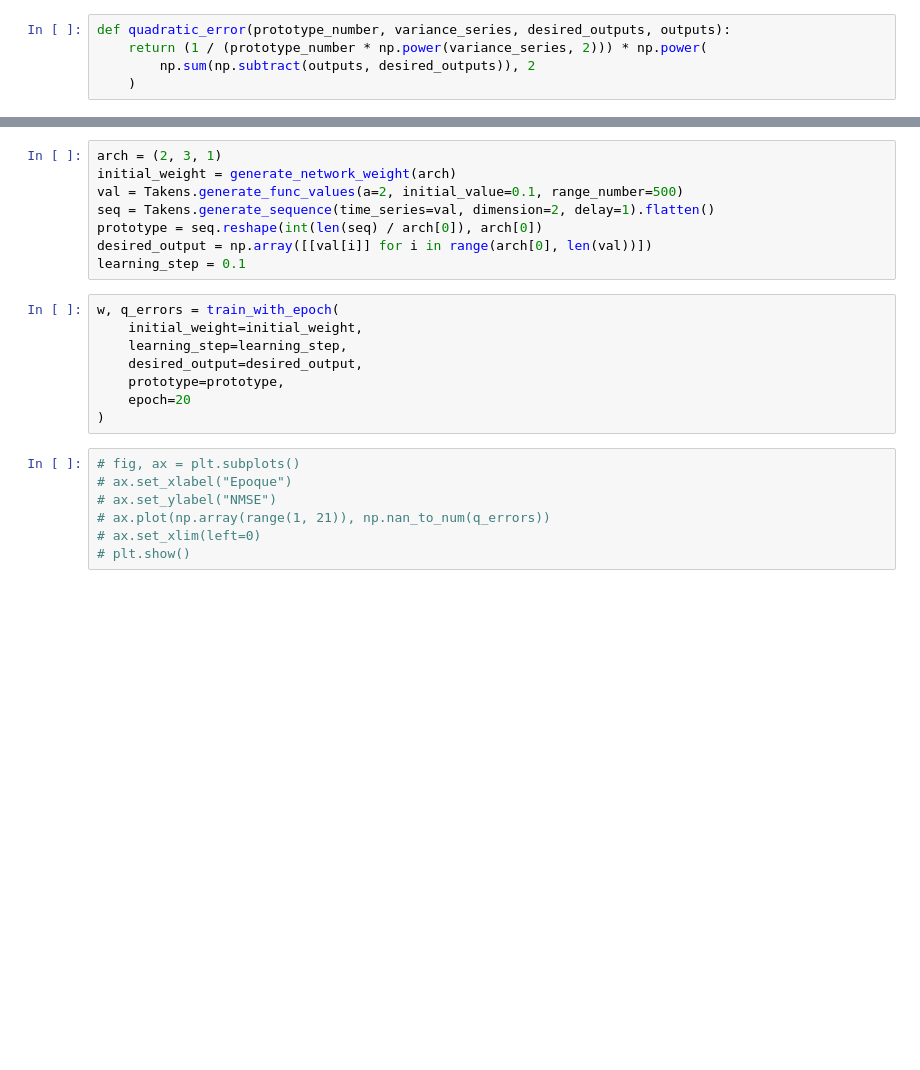
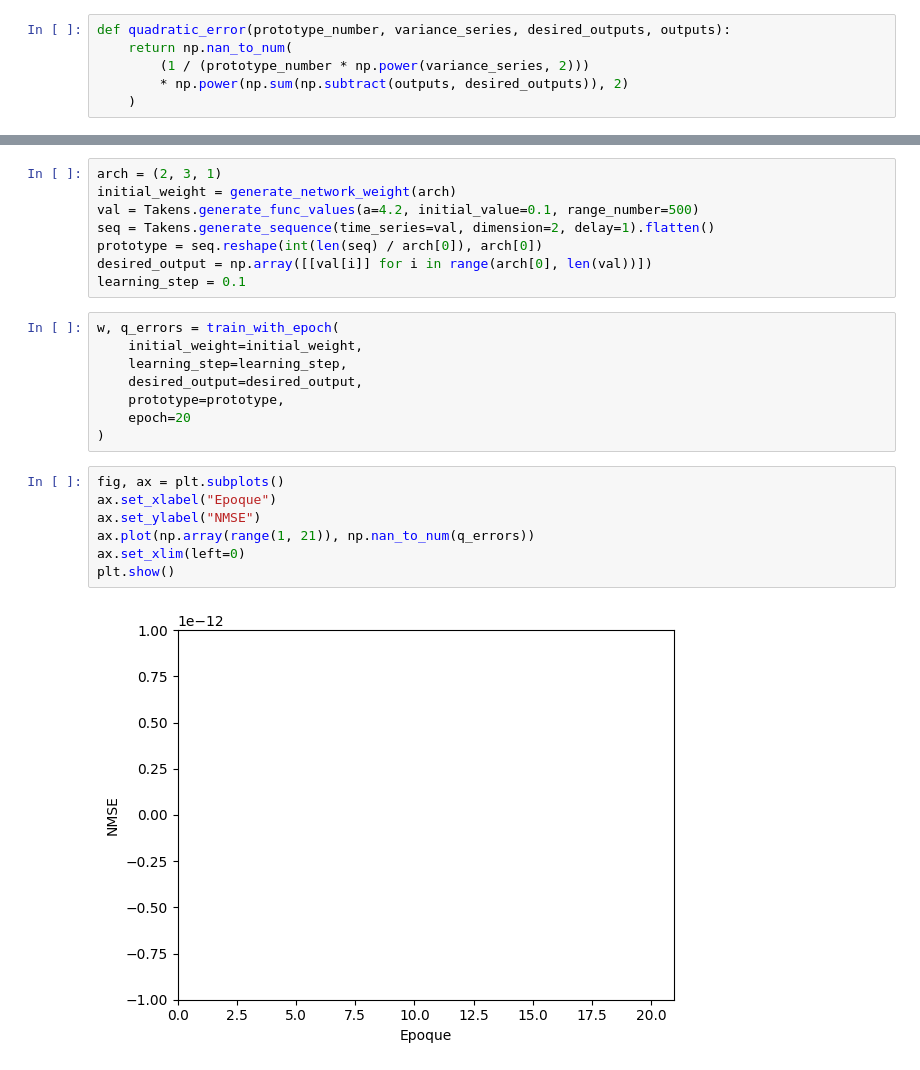
Before and after one commit to njiva-niaina/python-rna, a Jupyter notebook: GradientDescent.ipynb, the cells around one changed output, grey strips where cells are left out. Cells and saved outputs as stored; diff of their text form; blank space fills up the shorter version.

Commit message:
Fix infinite error

```diff
--- a/GradientDescent.ipynb
+++ b/GradientDescent.ipynb
@@ -147,8 +147,9 @@ def train(prototype, initial_weight, learning_step, desired_output):
     return (w, outputs)
 # %%
 def quadratic_error(prototype_number, variance_series, desired_outputs, outputs):
-    return (1 / (prototype_number * np.power(variance_series, 2))) * np.power(
-        np.sum(np.subtract(outputs, desired_outputs)), 2
+    return np.nan_to_num(
+        (1 / (prototype_number * np.power(variance_series, 2)))
+        * np.power(np.sum(np.subtract(outputs, desired_outputs)), 2)
     )
 # %%
 def train_with_epoch(prototype, initial_weight, learning_step, desired_output, epoch):
@@ -224,7 +225,7 @@ def plot_prediction(prototype, step, weight, desired_output, length=10):
 # %%
 arch = (2, 3, 1)
 initial_weight = generate_network_weight(arch)
-val = Takens.generate_func_values(a=2, initial_value=0.1, range_number=500)
+val = Takens.generate_func_values(a=4.2, initial_value=0.1, range_number=500)
 seq = Takens.generate_sequence(time_series=val, dimension=2, delay=1).flatten()
 prototype = seq.reshape(int(len(seq) / arch[0]), arch[0])
 desired_output = np.array([[val[i]] for i in range(arch[0], len(val))])
@@ -238,10 +239,12 @@ w, q_errors = train_with_epoch(
     epoch=20
 )
 # %%
-# fig, ax = plt.subplots()
-# ax.set_xlabel("Epoque")
-# ax.set_ylabel("NMSE")
-# ax.plot(np.array(range(1, 21)), np.nan_to_num(q_errors))
-# ax.set_xlim(left=0)
-# plt.show()
+fig, ax = plt.subplots()
+ax.set_xlabel("Epoque")
+ax.set_ylabel("NMSE")
+ax.plot(np.array(range(1, 21)), np.nan_to_num(q_errors))
+ax.set_xlim(left=0)
+plt.show()
+# %% [output]
+[figure, added]
 # %%
```
Also changed, not shown: parts of 1 cell of this notebook.
